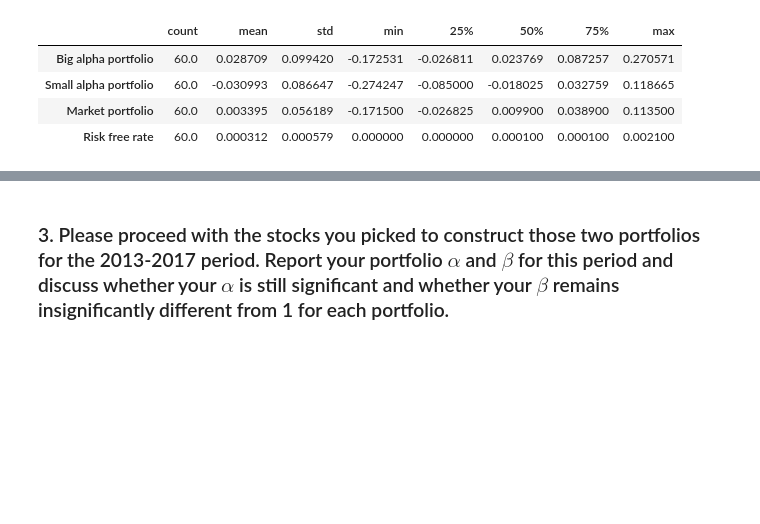
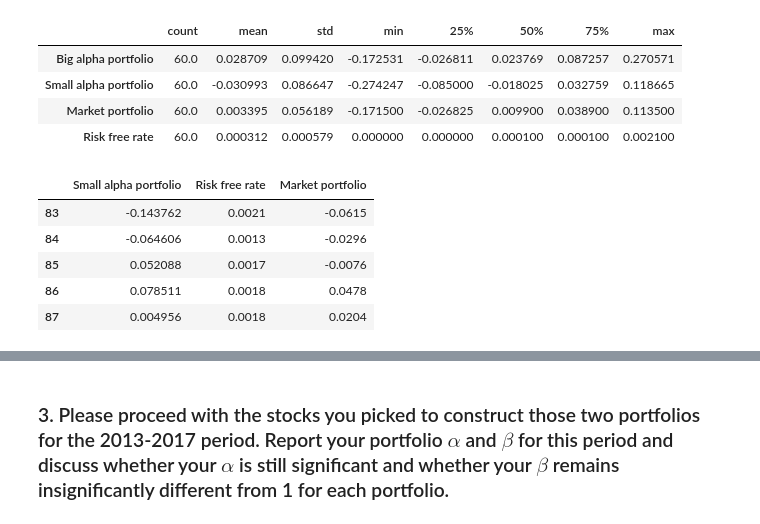
Before and after one commit to Andy-Liu66/2018NCCU-Econometrics, a Jupyter notebook: Homework 1/Homework 1.ipynb, the cells around one changed output, grey strips where cells are left out. Cells and saved outputs as stored; diff of their text form; code cells hidden in the pictures; blank space fills up the shorter version.

```diff
--- a/Homework 1/Homework 1.ipynb
+++ b/Homework 1/Homework 1.ipynb
@@ -430,3 +440,12 @@ result.T.drop_duplicates()
 | Small alpha portfolio | 60.0 | -0.030993 | 0.086647 | -0.274247 | -0.085000 | -0.018025 | 0.032759 | 0.118665 |
 | Market portfolio | 60.0 | 0.003395 | 0.056189 | -0.171500 | -0.026825 | 0.009900 | 0.038900 | 0.113500 |
 | Risk free rate | 60.0 | 0.000312 | 0.000579 | 0.000000 | 0.000000 | 0.000100 | 0.000100 | 0.002100 |
+# %%
+small_alpha_temp_return.head()
+# %% [output]
+|  | Small alpha portfolio | Risk free rate | Market portfolio |
+| 83 | -0.143762 | 0.0021 | -0.0615 |
+| 84 | -0.064606 | 0.0013 | -0.0296 |
+| 85 | 0.052088 | 0.0017 | -0.0076 |
+| 86 | 0.078511 | 0.0018 | 0.0478 |
+| 87 | 0.004956 | 0.0018 | 0.0204 |
```
Also changed, not shown: parts of 7 cells of this notebook.
